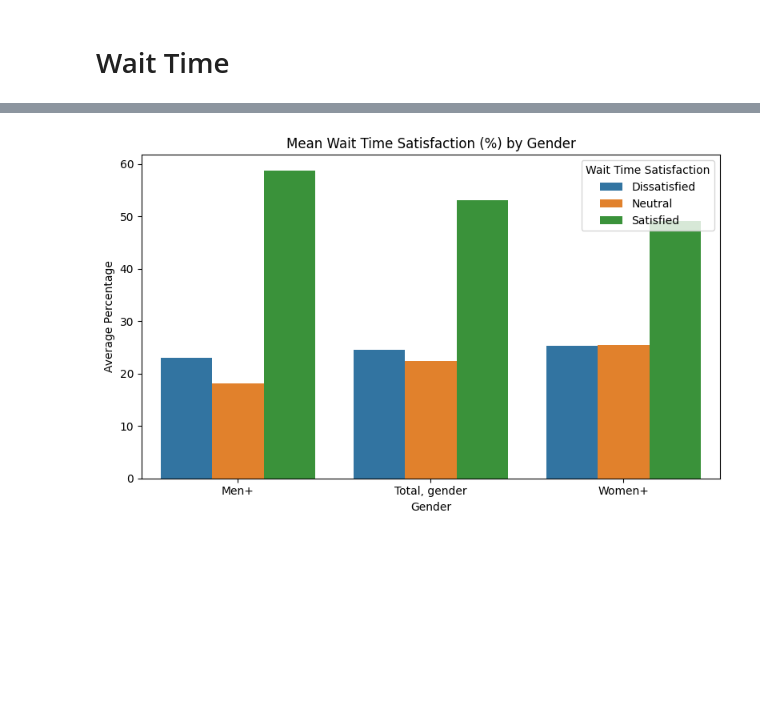
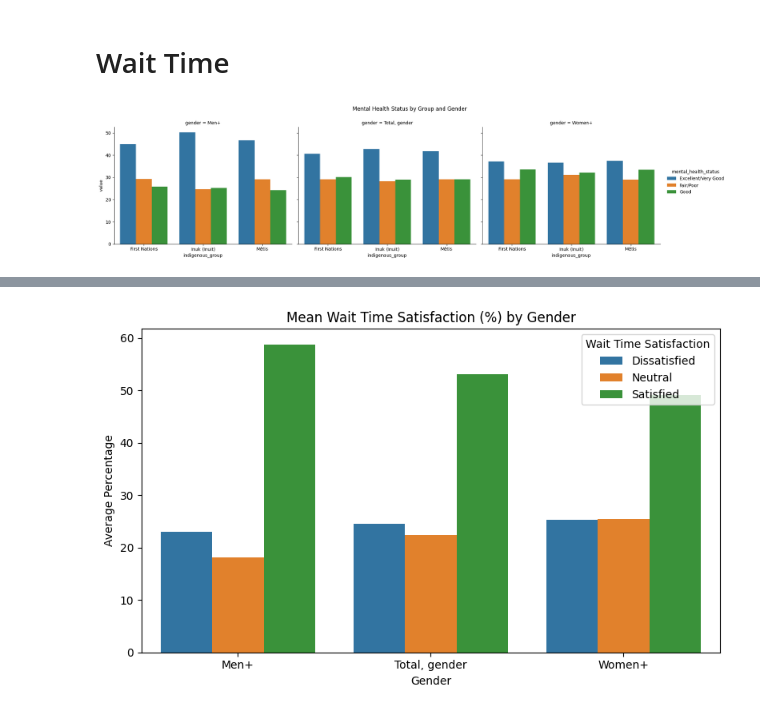
Before and after one commit to s8aH/GLOCAL-indigenous-healthcare, a Jupyter notebook: healthcare_access_analysis.ipynb, the cells around one changed output, grey strips where cells are left out. Saved outputs shown, nothing was run; the diff lists cells and outputs as text; code cells hidden in the pictures; blank space fills up the shorter version.

Commit message:
created new ETL notebook and added more plots

```diff
--- a/healthcare_access_analysis.ipynb
+++ b/healthcare_access_analysis.ipynb
@@ -185,3 +297,19 @@ plt.show()
 [figure]
 # %% [markdown]
 # Wait Time
+# %%
+grouped = df.groupby(['indigenous_group', 'mental_health_status', 'gender'])['value'].mean().reset_index()
+
+sns.catplot(
+    data=grouped,
+    x='indigenous_group', y='value',
+    hue='mental_health_status',
+    col='gender',
+    kind='bar',
+    height=5, aspect=1.2
+)
+plt.subplots_adjust(top=0.85)
+plt.suptitle('Mental Health Status by Group and Gender')
+plt.show()
+# %% [output]
+[figure, added]
```
Also changed, not shown: parts of 5 cells of this notebook, 1 other file.
